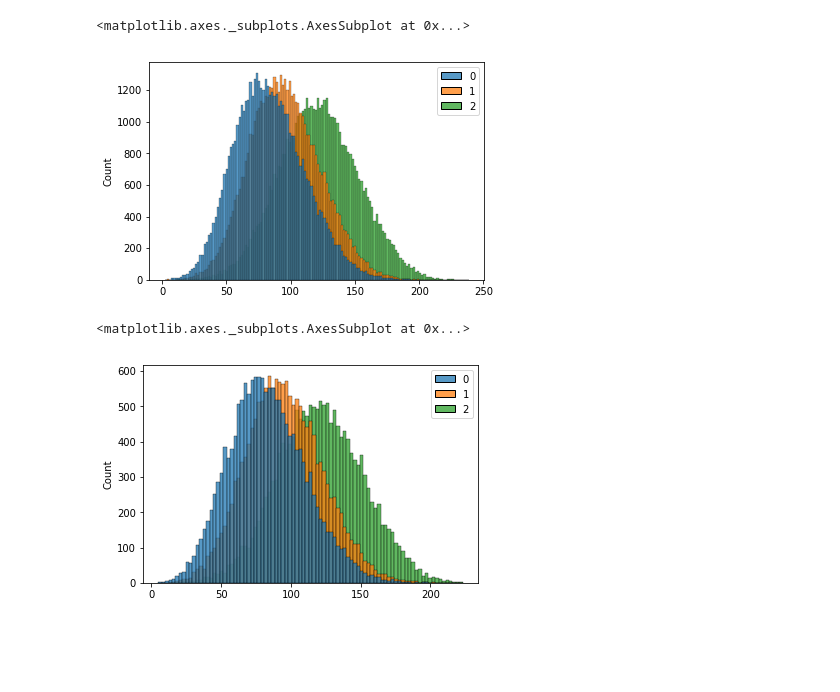
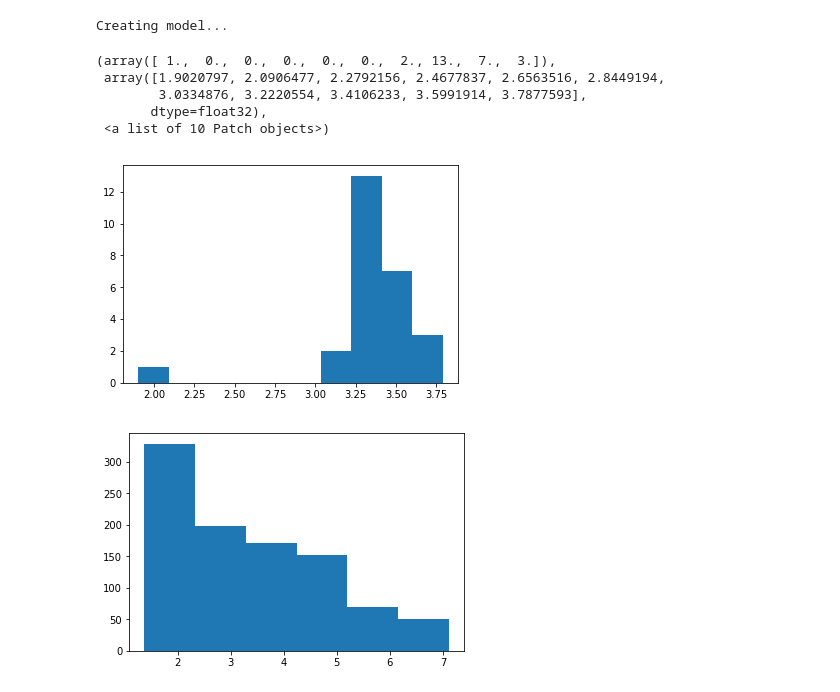
Before and after one commit to ermekaitygulov/made_cv, a Jupyter notebook: contest01/EDA.ipynb, the cells around one changed output. Saved outputs shown, nothing was run; the diff lists cells and outputs as text; code cells hidden in the pictures; blank space fills up the shorter version.

Commit message:
add problem points vis notebook; fix validation

```diff
--- a/contest01/EDA.ipynb
+++ b/contest01/EDA.ipynb
@@ -27,13 +29,16 @@ train_transforms = transforms.Compose([
+# %%
+train_transforms = A.Compose([
+        A.SmallestMaxSize(128),
+        A.CenterCrop(128, 128),
+        A.Normalize(mean=[0.5, 0.5, 0.5], std=[0.25, 0.25, 0.25]),
+        ToTensorV3(),
+    ], keypoint_params=A.KeypointParams(format='xy', remove_invisible=False))
 # %%
 with open('bad_images.bd') as fin:
     bad_img_names = fin.readlines()
     bad_img_names = [i.strip() for i in bad_img_names]
-train_dataset = ThousandLandmarksDataset('data/train', train_transforms, split="train",
+train_dataset = ThousandLandmarksDataset('data/train', train_transforms, split="val",
                                          bad_img_names=bad_img_names)
 train_dataloader = DataLoader(train_dataset, batch_size=512, num_workers=4, pin_memory=True,
                               shuffle=True, drop_last=False)
-
-test_dataset = ThousandLandmarksDataset('data/test', train_transforms, split="test")
-test_dataloader = DataLoader(test_dataset, batch_size=512, num_workers=4, pin_memory=True,
-                              shuffle=True, drop_last=False)
 # %%
@@ -56,10 +60,26 @@ test_rgb = count_hist(test_dataloader, batch_size=512)
-# %%
-sns.histplot(train_rgb)
-# %% [output]
-<matplotlib.axes._subplots.AxesSubplot at 0x...>
-[figure, removed]
-# %%
-sns.histplot(test_rgb)
-# %% [output]
-<matplotlib.axes._subplots.AxesSubplot at 0x...>
-[figure, removed]
+# %%
+device = torch.device('cuda')
+model = init_model()
+model.to(device)
+model_path = 'runs/ablumentations_best.pth'
+with open(model_path, "rb") as fp:
+    state_dict = torch.load(fp, map_location="cpu")
+    model.load_state_dict(state_dict)
+loss_fn = fnn.mse_loss
+# %% [output]
+Creating model...
+# %%
+val_loss = list()
+per_point_loss = list()
+per_coordinate_loss = list()
+for i, batch in enumerate(tqdm.tqdm(train_dataloader, total=len(train_dataloader), desc="validation...")):
+    images = batch["image"].to(device)
+    landmarks = batch["landmarks"].to(device)
+    landmarks = landmarks.view(landmarks.shape[0], -1)
+
+    with torch.no_grad():
+        pred_landmarks = model(images)
+    pp_loss = loss_fn(pred_landmarks, landmarks, reduction="none").to('cpu').numpy()
+    val_loss.append(pp_loss.mean())
+    per_point_loss.append(pp_loss.reshape(-1, 971, 2).mean(axis=-1).mean(axis=0))
+    per_coordinate_loss.append(pp_loss.reshape(-1, 2).mean(axis=0))
@@ -65,0 +88,13 @@ sns.histplot(test_rgb)
+# %%
+plt.hist(val_loss)
+# %% [output]
+(array([ 1.,  0.,  0.,  0.,  0.,  0.,  2., 13.,  7.,  3.]),
+ array([1.9020797, 2.0906477, 2.2792156, 2.4677837, 2.6563516, 2.8449194,
+        3.0334876, 3.2220554, 3.4106233, 3.5991914, 3.7877593],
+       dtype=float32),
+ <a list of 10 Patch objects>)
+[figure, added]
+# %%
+_, bins, _ = plt.hist(per_point_loss.mean(axis=0), bins=6)
+# %% [output]
+[figure, added]
```
Also changed, not shown: parts of 16 cells of this notebook, 2 other files.
